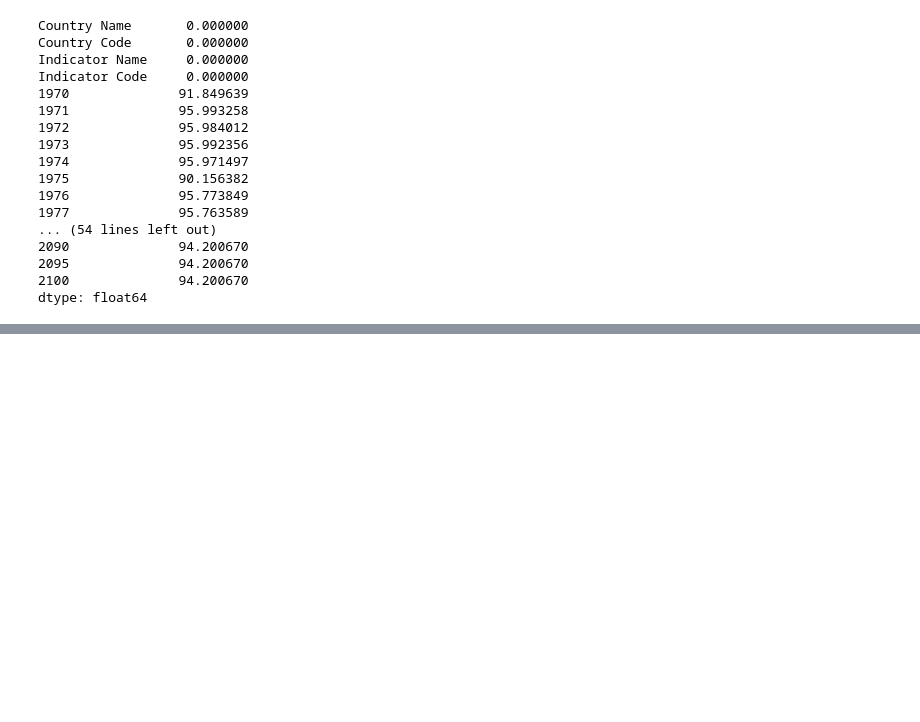
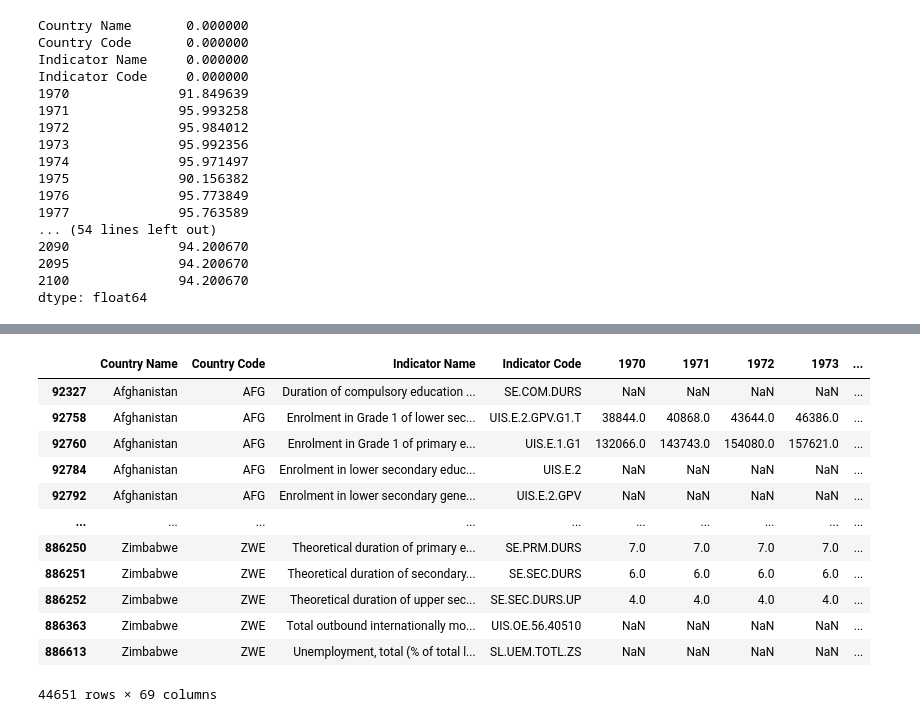
Before and after one commit to gabrielhermel/OC_DS_P2, a Jupyter notebook: Hermel_Gabriel_1_notebook_072022.ipynb, the cells around one changed output, grey strips where cells are left out. Cells and saved outputs as stored; diff of their text form; code cells hidden in the pictures; blank space fills up the shorter version.

```diff
--- a/Hermel_Gabriel_1_notebook_072022.ipynb
+++ b/Hermel_Gabriel_1_notebook_072022.ipynb
@@ -127,0 +260,19 @@ dtype: float64
+# %%
+region_country_codes = ["ARB", "EAP", "EAS", "ECA", "ECS", "EMU", "EUU", "HIC", "HPC", "LAC", "LCN", "LDC", "LIC",
+                        "LMC", "LMY", "MEA", "MIC", "MNA", "NAC", "OED", "SAS", "SSA", "SSF", "UMC", "WLD"]
+edstats_suff_data_no_sex_region = edstats_suff_data_no_sex[~edstats_suff_data_no_sex['Country Code'].isin(region_country_codes)]
+edstats_suff_data_no_sex_region
+# %% [output]
+|  | Country Name | Country Code | Indicator Name | Indicator Code | 1970 | 1971 | 1972 | 1973 | ... |
+| 92327 | Afghanistan | AFG | Duration of compulsory education ... | SE.COM.DURS | NaN | NaN | NaN | NaN | ... |
+| 92758 | Afghanistan | AFG | Enrolment in Grade 1 of lower sec... | UIS.E.2.GPV.G1.T | 38844.0 | 40868.0 | 43644.0 | 46386.0 | ... |
+| 92760 | Afghanistan | AFG | Enrolment in Grade 1 of primary e... | UIS.E.1.G1 | 132066.0 | 143743.0 | 154080.0 | 157621.0 | ... |
+| 92784 | Afghanistan | AFG | Enrolment in lower secondary educ... | UIS.E.2 | NaN | NaN | NaN | NaN | ... |
+| 92792 | Afghanistan | AFG | Enrolment in lower secondary gene... | UIS.E.2.GPV | NaN | NaN | NaN | NaN | ... |
+| ... | ... | ... | ... | ... | ... | ... | ... | ... | ... |
+| 886250 | Zimbabwe | ZWE | Theoretical duration of primary e... | SE.PRM.DURS | 7.0 | 7.0 | 7.0 | 7.0 | ... |
+| 886251 | Zimbabwe | ZWE | Theoretical duration of secondary... | SE.SEC.DURS | 6.0 | 6.0 | 6.0 | 6.0 | ... |
+| 886252 | Zimbabwe | ZWE | Theoretical duration of upper sec... | SE.SEC.DURS.UP | 4.0 | 4.0 | 4.0 | 4.0 | ... |
+| 886363 | Zimbabwe | ZWE | Total outbound internationally mo... | UIS.OE.56.40510 | NaN | NaN | NaN | NaN | ... |
+| 886613 | Zimbabwe | ZWE | Unemployment, total (% of total l... | SL.UEM.TOTL.ZS | NaN | NaN | NaN | NaN | ... |
+44651 rows × 69 columns
```
Also changed, not shown: parts of 13 cells of this notebook.
